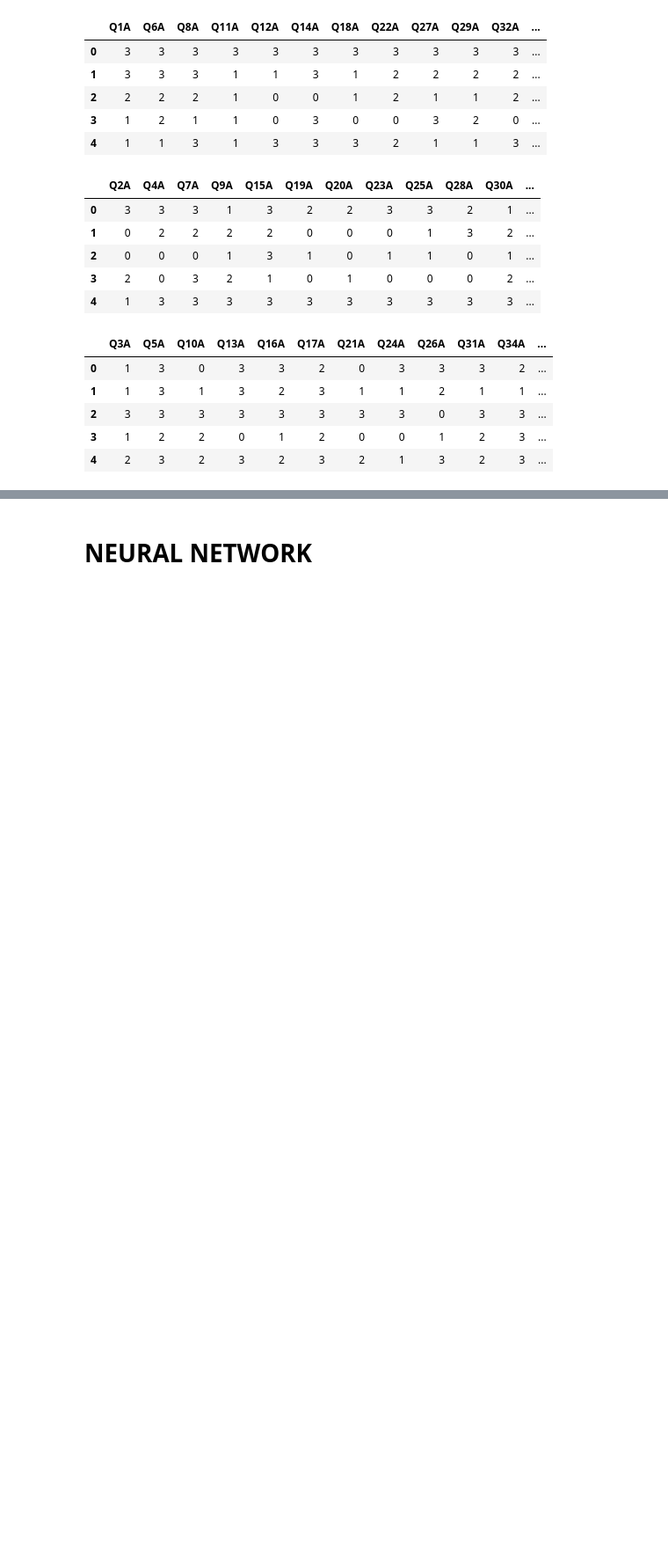
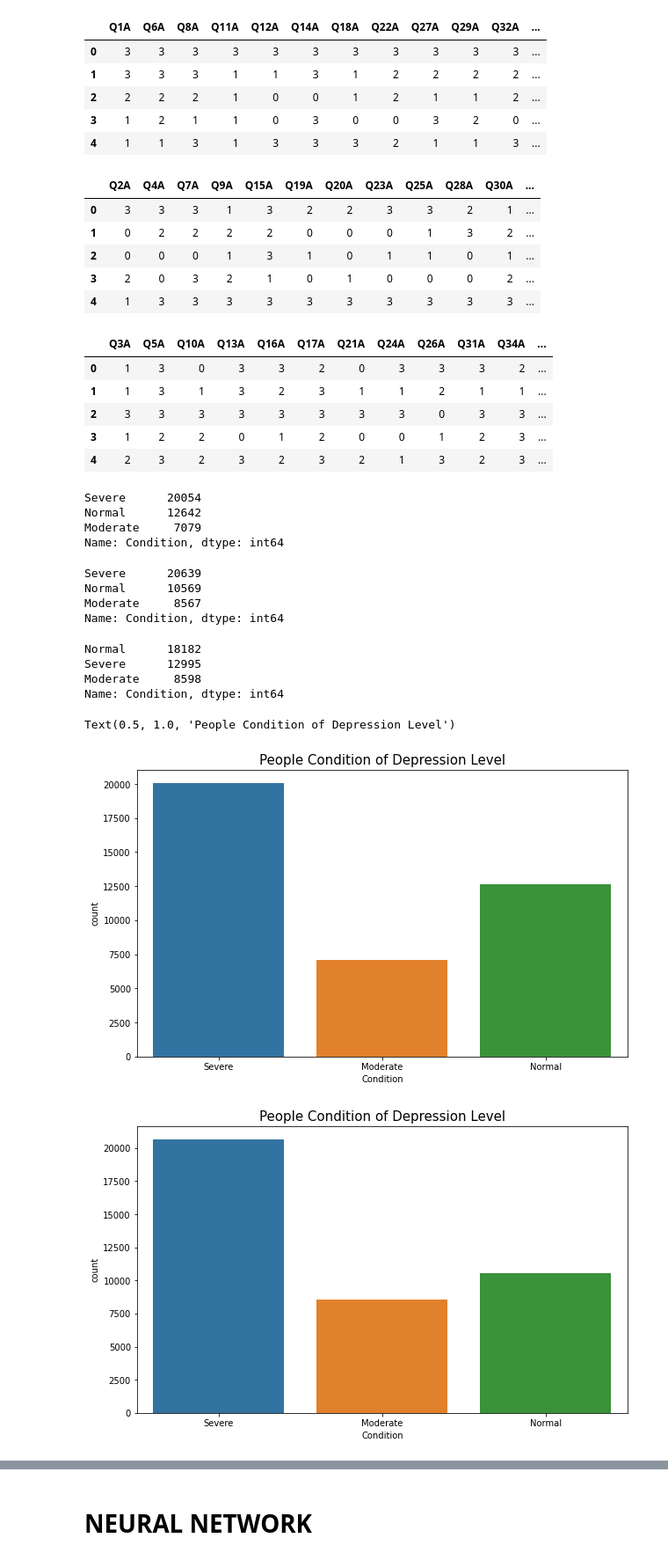
Before and after one commit to azzezzanf/MLpsychology, a Jupyter notebook: CNNTest.ipynb, the cells around one changed output, grey strips where cells are left out. Shown: that part at 88% size. Cells and saved outputs as stored; diff of their text form; code cells hidden in the pictures; blank space fills up the shorter version.

Commit message:
data null, data value for each condition

```diff
--- a/CNNTest.ipynb
+++ b/CNNTest.ipynb
@@ -15,3 +17,22 @@ data.head()
 | 2 | 3 | 7 | 5784 | 1 | 33 | 4373 | 4 | 41 | 3242 | 1 | 13 | ... |
 | 3 | 2 | 23 | 5081 | 3 | 11 | 6837 | 2 | 37 | 5521 | 1 | 27 | ... |
 | 4 | 2 | 36 | 3215 | 2 | 13 | 7731 | 3 | 5 | 4156 | 4 | 10 | ... |
+# %%
+# duplicate data
+data1 = data.copy()
+
+data2 = data1[data1.columns.drop(list(data1.filter(regex='Q\d{1,2}[I,E]')))]
+data2 = data2[data2.columns.drop(list(data2.filter(regex='(elapse)')))]
+
+# print('Shape',data_1.shape)
+# print('Attributes',data_1.columns)
+# print('Shape',data_2.shape)
+# print('Attributes',data_2.columns)
+
+# resultant of above dataframe
+# checking the types of varibles in the dataset(int,float,object)
+dtypes=pd.DataFrame(data2.dtypes,columns=["Data Type"])
+dtypes["Unique Values"]=data2.nunique()
+dtypes["Null Values"]=data2.isnull().sum()
+dtypes["% null Values"]=data2.isnull().sum()/len(data2)
+dtypes.style.background_gradient(cmap='Set2',axis=0)
@@ -197,15 +243,15 @@ Attributes Index(['Q3A', 'Q5A', 'Q10A', 'Q13A', 'Q16A', 'Q17A', 'Q21A', 'Q24A',
 # %%
 def depression_condition(x):
     if x <= 13:
-        return '1'
+        return 'Normal'
     # if  10 <= x <= 13:
     #     return 'Mild'
     if 14 <= x <= 20:
-        return '2'
+        return 'Moderate'
     # if 21 <= x <= 27:
     #     return 'Severe'
     if x >= 21:
-        return '3'
+        return 'Severe'
 
 def anxiety_condition(x):
     if x <= 13:
@@ -343,3 +389,43 @@ display(data_depression.head()) #, STRESS.head(), ANXIETY.head()
 | 2 | 3 | 3 | 3 | 3 | 3 | 3 | 3 | 3 | 0 | 3 | 3 | ... |
 | 3 | 1 | 2 | 2 | 0 | 1 | 2 | 0 | 0 | 1 | 2 | 3 | ... |
 | 4 | 2 | 3 | 2 | 3 | 2 | 3 | 2 | 1 | 3 | 2 | 3 | ... |
+# %%
+data_depression['Condition'].value_counts()
+# %% [output]
+Severe      20054
+Normal      12642
+Moderate     7079
+Name: Condition, dtype: int64
+# %%
+data_stress['Condition'].value_counts()
+# %% [output]
+Severe      20639
+Normal      10569
+Moderate     8567
+Name: Condition, dtype: int64
+# %%
+data_anxiety['Condition'].value_counts()
+# %% [output]
+Normal      18182
+Severe      12995
+Moderate     8598
+Name: Condition, dtype: int64
+# %%
+# Depression
+plt.figure(figsize=(10,6))
+sns.countplot(data_depression.Condition)
+plt.title('People Condition of Depression Level',fontsize=15)
+
+#Stress
+plt.figure(figsize=(10,6))
+sns.countplot(data_stress.Condition)
+plt.title('People Condition of Depression Level',fontsize=15)
+
+#Anxiety
+plt.figure(figsize=(10,6))
+sns.countplot(data_anxiety.Condition)
+plt.title('People Condition of Depression Level',fontsize=15)
+# %% [output]
+Text(0.5, 1.0, 'People Condition of Depression Level')
+[figure, added]
+[figure, added]
```
Also changed, not shown: parts of 10 cells of this notebook.
